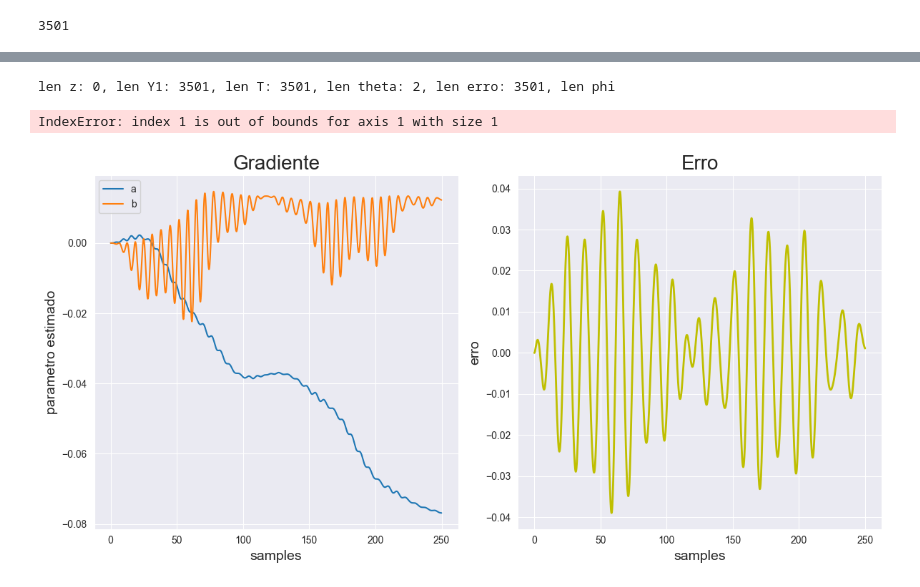
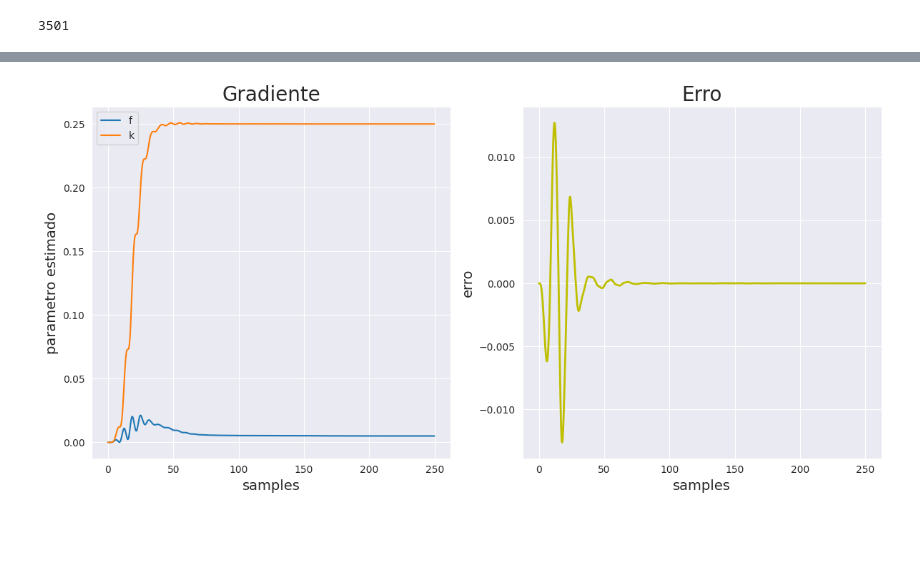
Before and after one commit to SKaiquelima/advanced-control, a Jupyter notebook: execs/exec2/exec2.ipynb, the cells around one changed output, grey strips where cells are left out. Cells and saved outputs as stored; diff of their text form; code cells hidden in the pictures; blank space fills up the shorter version.

```diff
--- a/execs/exec2/exec2.ipynb
+++ b/execs/exec2/exec2.ipynb
@@ -63,17 +64,14 @@ plt.show()
 # %%
 # %%%%%%%%%%%%%%%%%%%%%%%%%%%
-# Inicialização de variáveis
 theta = np.zeros((2, int(N/dt) + 1))  # Matriz para armazenar os parâmetros estimados
 theta[:, 0] = [0, 0]
 erro = np.zeros(int(N/dt) + 1)  # Vetor de erros
+z = np.zeros(int(N/dt) + 1)
 gama = np.array([[25, 0], [0, 25]])  # Matriz de ajuste
 # %%
 # Loop de iterações para o algoritmo adaptativo
-
-z = list()
-print(f'len z: {len(z)}, len Y1: {len(Y1)}, len T: {len(T)}, len theta: {len(theta)}, len erro: {len(erro)}, len phi ')
 for k in range(0, int(N/dt)):
-    z.append(Y1[k] - Y2[k])
+    z[k] = (Y1[k] - Y2[k])
 
     # Construção do vetor phi
     phi = np.array([[Y3[k]], [Y4[k]]])
@@ -82,46 +80,40 @@ for k in range(0, int(N/dt)):
     ms = 1 + 0.1 * np.dot(phi.T, phi)[0, 0]
 
     # Atualização dos parâmetros estimados usando o algoritmo adaptativo
-    erro[k] = (z[k] - np.dot(theta[:, k].T, phi[:, k])) / ms**2
-    delta_theta = (dt * gama * erro[k] * phi[:, k] / ms**2)
-
-    # Atualização de theta para cada parâmetro separadamente
-    theta[0, k+1] = theta[0, k] + delta_theta[0, 0]
-    theta[1, k+1] = theta[1, k] + delta_theta[1, 1]
+    erro[k] = (z[k] - np.dot(theta[:, k].T, phi))[0] / ms**2
+    delta_theta = (dt * np.dot(gama, erro[k] * phi) / ms**2).reshape((2,))
+    theta[:, k+1] = theta[:, k] + delta_theta
-# %% [output]
-len z: 0, len Y1: 3501, len T: 3501, len theta: 2, len erro: 3501, len phi
-IndexError: index 1 is out of bounds for axis 1 with size 1
 # %%
 # %%%%%%%%%%%%%%%%%%%%%%%%%%%
 # Gráfico dos parâmetros identificados e do erro
 
 # Crie uma figura com 1 linha e 2 colunas para os subplots
 fig, axs = plt.subplots(1, 2, figsize=(12, 6))
 
 corte = 2500
 
 fontesize = 14
 titlesize = 20
 # Primeiro subplot (Gráfico dos parâmetros estimados)
-axs[0].plot(T[:corte], theta[0, :][:corte], label='a')
-axs[0].plot(T[:corte], theta[1, :][:corte], label='b')
+axs[0].plot(T[:corte], theta[0, :][:corte], label='f')
+axs[0].plot(T[:corte], theta[1, :][:corte], label='k')
 axs[0].legend()
 axs[0].set_xlabel('samples', fontsize=fontesize)
 axs[0].set_ylabel('parametro estimado', fontsize=fontesize)
 axs[0].set_title('Gradiente', fontsize=titlesize)
 
 # Segundo subplot (Gráfico do erro)
 axs[1].plot(T[:corte], erro[:corte], 'y', linewidth=2)
 axs[1].set_xlabel('samples', fontsize=fontesize)
 axs[1].set_ylabel('erro', fontsize=fontesize)
 axs[1].set_title('Erro', fontsize=titlesize)
 axs[1].grid(True)
 
 
 # Ajuste o espaço entre os subplots
 plt.tight_layout()
 
 # Exiba os subplots lado a lado
 plt.show()
 # %% [output]
-[figure, old version]
+[figure, new version]
```
Also changed, not shown: parts of 2 cells of this notebook.
